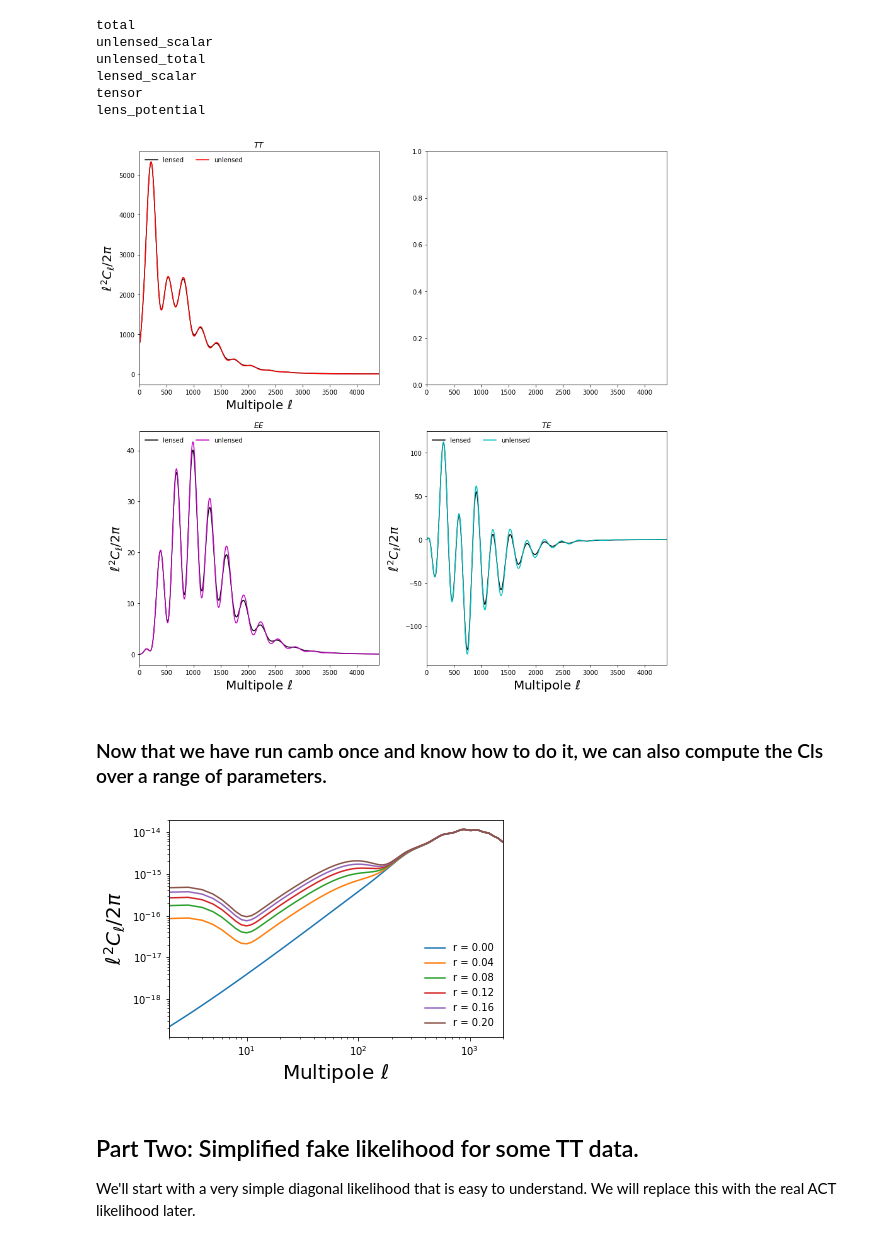
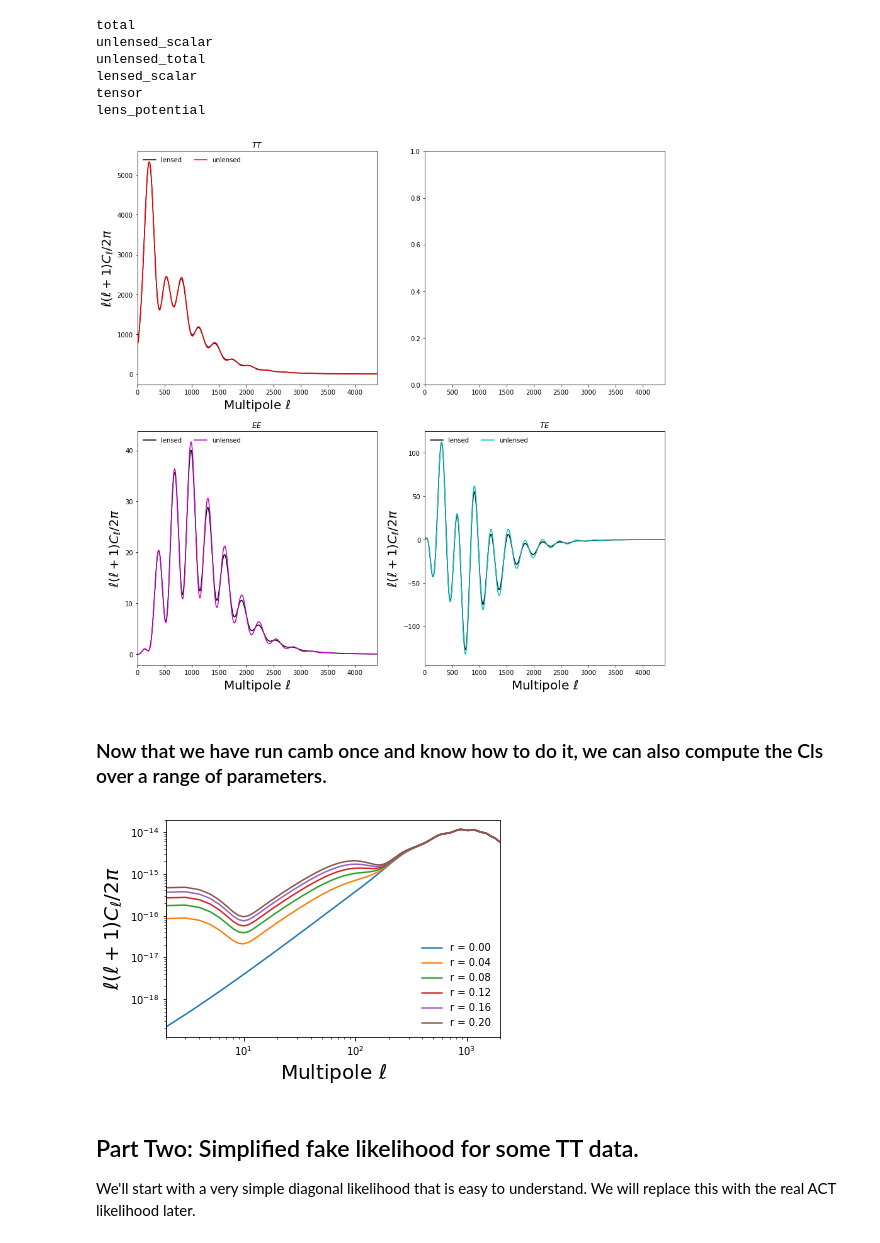
Before and after one commit to jeffmcm1977/CMBAnalysis_SummerSchool, a Jupyter notebook: CMB_ACT_Likelihood.ipynb, the cells around one changed output. Cells and saved outputs as stored; diff of their text form; code cells hidden in the pictures.

```diff
--- a/CMB_ACT_Likelihood.ipynb
+++ b/CMB_ACT_Likelihood.ipynb
@@ -71,7 +72,7 @@ ax[0,0].plot(ls,CMBOutscale*unlensedCL[:,0], color='r', label='unlensed')
 ax[0,0].legend(loc="upper left", bbox_to_anchor=[0, 1],
            ncol=2, frameon=False)
 ax[0,0].set_xlabel(r'Multipole $\ell$', fontsize=20)
-ax[0,0].set_ylabel(r'$\ell^2C_\ell/2\pi$', fontsize=20)
+ax[0,0].set_ylabel(r'$\ell(\ell+1)C_\ell/2\pi$', fontsize=20)
 ax[0,0].set_title(r'$TT$')
 ax[1,0].plot(ls,CMBOutscale*totCL[:,1], color='k', label='lensed')
 ax[1,0].plot(ls,CMBOutscale*unlensedCL[:,1], color='m', label='unlensed')
@@ -79,39 +80,39 @@ ax[1,0].legend(loc="upper left", bbox_to_anchor=[0, 1],
            ncol=2,frameon=False)
 ax[1,0].set_title(r'$EE$')
 ax[1,0].set_xlabel(r'Multipole $\ell$', fontsize=20)
-ax[1,0].set_ylabel(r'$\ell^2C_\ell/2\pi$', fontsize=20)
+ax[1,0].set_ylabel(r'$\ell(\ell+1)C_\ell/2\pi$', fontsize=20)
 ax[1,1].plot(ls,CMBOutscale*totCL[:,3], color='k', label='lensed')
 ax[1,1].plot(ls,CMBOutscale*unlensedCL[:,3], color='c', label='unlensed')
 ax[1,1].legend(loc="upper left", bbox_to_anchor=[0, 1],
            ncol=2, frameon=False)
 ax[1,1].set_title(r'$TE$');
 ax[1,1].set_xlabel(r'Multipole $\ell$', fontsize=20)
-ax[1,1].set_ylabel(r'$\ell^2C_\ell/2\pi$', fontsize=20)
+ax[1,1].set_ylabel(r'$\ell(\ell+1)C_\ell/2\pi$', fontsize=20)
 
 for ax in ax.reshape(-1): ax.set_xlim([2,4400])
 # %% [output]
-[figure, old version]
+[figure, new version]
 # %% [markdown]
 ### Now that we have run camb once and know how to do it, we can also compute the Cls over a range of parameters.
 # %%
 #You can calculate spectra for different primordial power spectra without recalculating everything
 #for example, let's plot the BB spectra as a function of r
 pars.WantTensors = True
 results = camb.get_transfer_functions(pars)
 lmax=2000
 rs = np.linspace(0,0.2,6)
 for r in rs:
     inflation_params = initialpower.InitialPowerLaw()
     inflation_params.set_params(ns=0.96, r=r)
     results.power_spectra_from_transfer(inflation_params)
     cl = results.get_total_cls(lmax)
     plt.loglog(np.arange(lmax+1),cl[:,2], label='r = %.2f'%r)
 plt.xlim([2,lmax])
 plt.xlabel(r'Multipole $\ell$', fontsize=20)
-plt.ylabel(r'$\ell^2C_\ell/2\pi$', fontsize=20)
+plt.ylabel(r'$\ell(\ell+1)C_\ell/2\pi$', fontsize=20)
 plt.legend( loc='lower right', frameon=False);
 # %% [output]
-[figure, old version]
+[figure, new version]
 # %% [markdown]
 ## Part Two: Simplified fake likelihood for some TT data.
 We'll start with a very simple diagonal likelihood that is easy to understand. We will replace this with the real ACT likelihood later.
```
Also changed, not shown: parts of 17 cells of this notebook.
